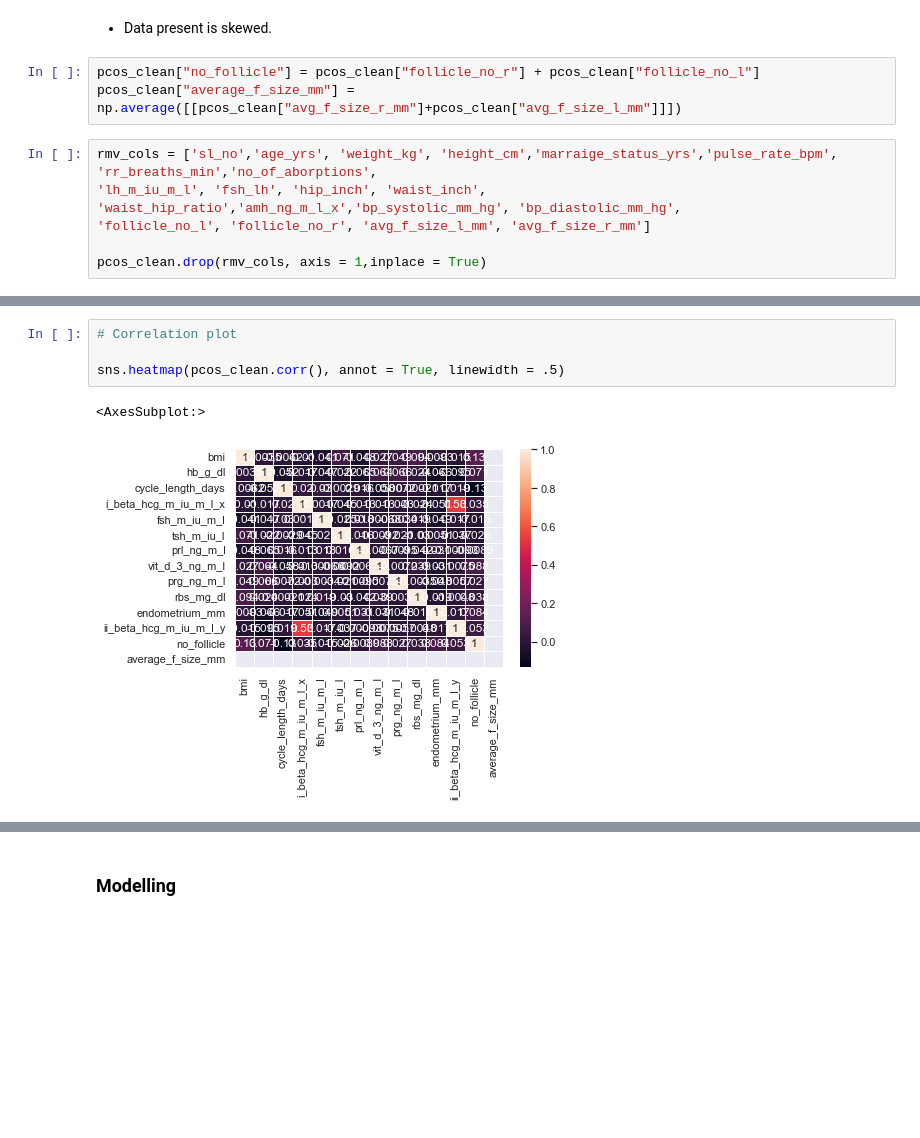
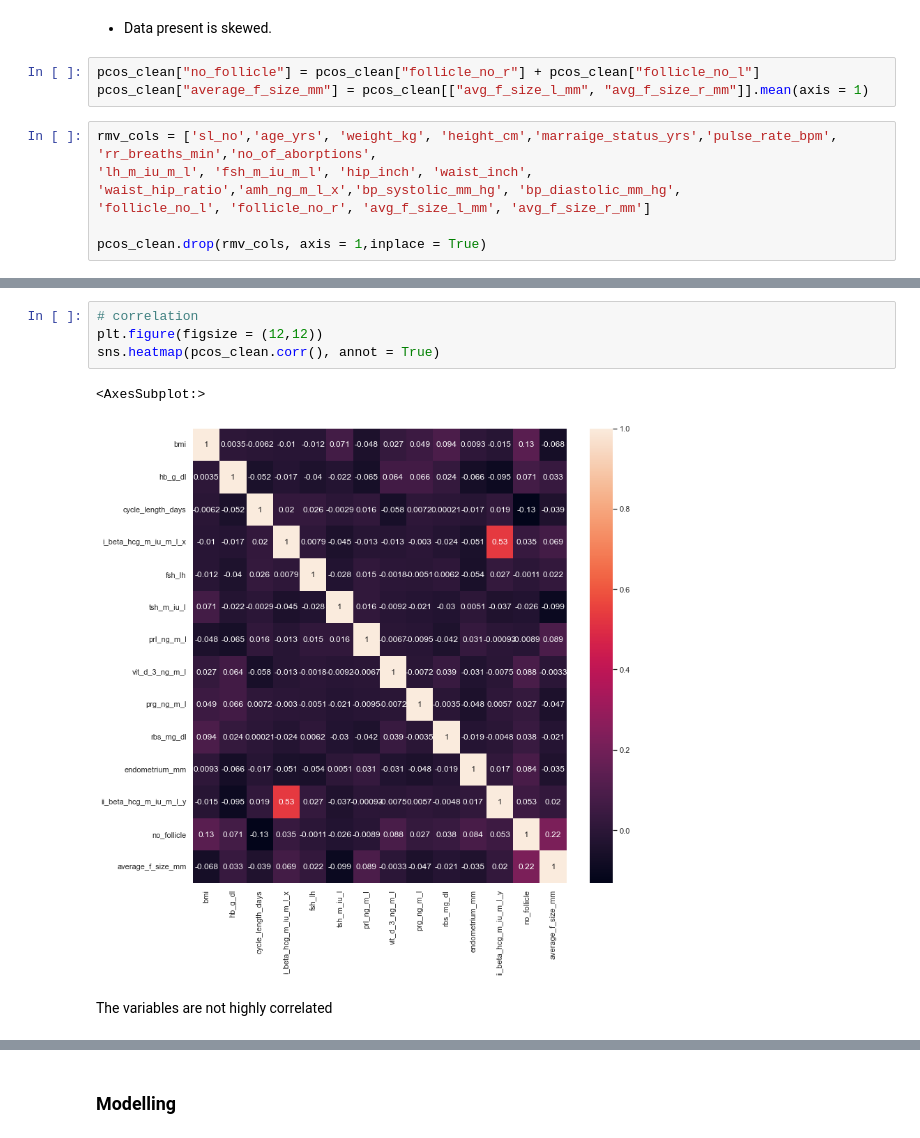
Before and after one commit to Nyairo4/PCOS, a Jupyter notebook: Pcos_Classification_Prediction.ipynb, the cells around one changed output, grey strips where cells are left out. Drawn from its saved outputs; the diff is of its cells as text; blank space fills up the shorter version.

```diff
--- a/Pcos_Classification_Prediction.ipynb
+++ b/Pcos_Classification_Prediction.ipynb
@@ -365,10 +388,10 @@ g5.map(sns.boxplot)
 * Data present is skewed.
 # %%
 pcos_clean["no_follicle"] = pcos_clean["follicle_no_r"] + pcos_clean["follicle_no_l"]
-pcos_clean["average_f_size_mm"] = np.average([[pcos_clean["avg_f_size_r_mm"]+pcos_clean["avg_f_size_l_mm"]]])
+pcos_clean["average_f_size_mm"] = pcos_clean[["avg_f_size_l_mm", "avg_f_size_r_mm"]].mean(axis = 1)
 # %%
 rmv_cols = ['sl_no','age_yrs', 'weight_kg', 'height_cm','marraige_status_yrs','pulse_rate_bpm', 'rr_breaths_min','no_of_aborptions',
-'lh_m_iu_m_l', 'fsh_lh', 'hip_inch', 'waist_inch', 'waist_hip_ratio','amh_ng_m_l_x','bp_systolic_mm_hg', 'bp_diastolic_mm_hg',
+'lh_m_iu_m_l', 'fsh_m_iu_m_l', 'hip_inch', 'waist_inch', 'waist_hip_ratio','amh_ng_m_l_x','bp_systolic_mm_hg', 'bp_diastolic_mm_hg',
 'follicle_no_l', 'follicle_no_r', 'avg_f_size_l_mm', 'avg_f_size_r_mm']
 
 pcos_clean.drop(rmv_cols, axis = 1,inplace = True)
@@ -406,7 +403,9 @@ memory usage: 70.8 KB
 # %%
-# Correlation plot
-
-sns.heatmap(pcos_clean.corr(), annot = True, linewidth = .5)
+# correlation
+plt.figure(figsize = (12,12))
+sns.heatmap(pcos_clean.corr(), annot = True)
 # %% [output]
 <AxesSubplot:>
-[figure, old version]
+[figure, new version]
+# %% [markdown]
+The variables are not highly correlated
```
Also changed, not shown: parts of 11 cells of this notebook.
